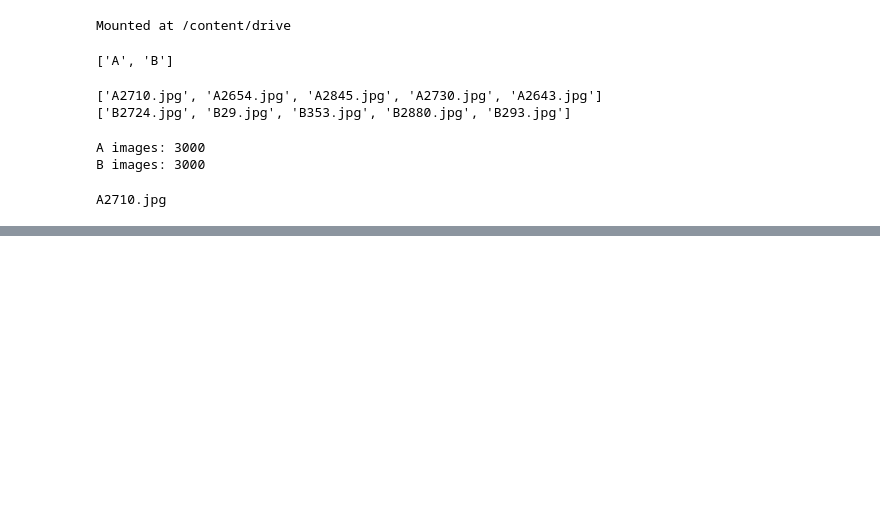
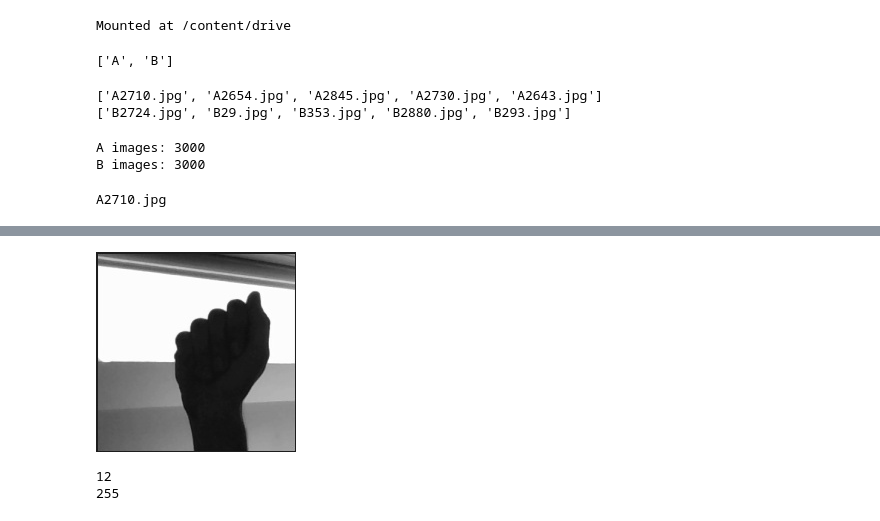
Before and after one commit to barney-rai/asl-recognition, a Jupyter notebook: asl_data_proccessing.ipynb, the cells around one changed output, grey strips where cells are left out. Cells and saved outputs as stored; diff of their text form; code cells hidden in the pictures; blank space fills up the shorter version.

```diff
--- a/asl_data_proccessing.ipynb
+++ b/asl_data_proccessing.ipynb
@@ -34,0 +82,2 @@ A2710.jpg
+# %%
+gray = cv2.cvtColor(img, cv2.COLOR_BGR2GRAY) #grayscale
@@ -34,0 +88,10 @@ A2710.jpg
+# %%
+cv2_imshow(gray)
+# %% [output]
+[figure, added]
+# %%
+print(gray.min())
+print(gray.max())
+# %% [output]
+12
+255
```
Also changed, not shown: parts of 20 cells of this notebook.
